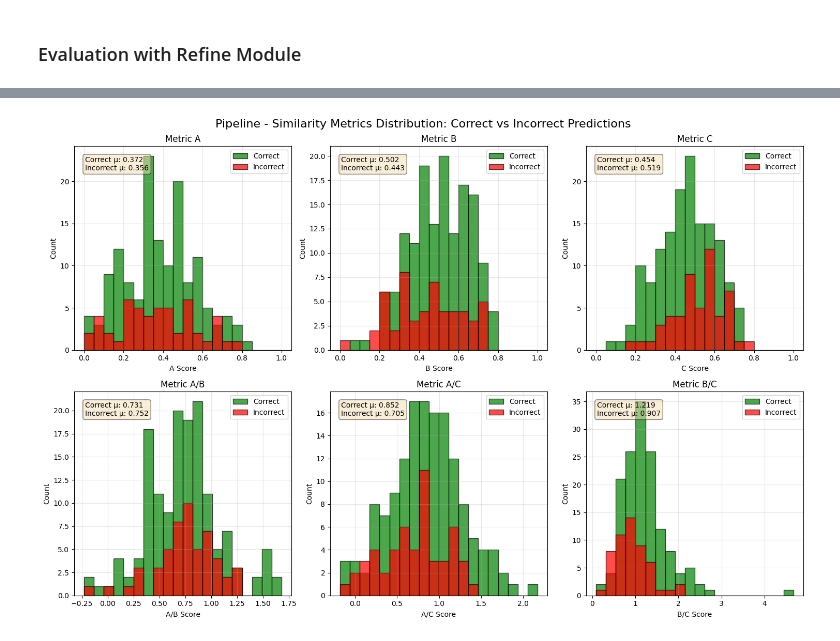
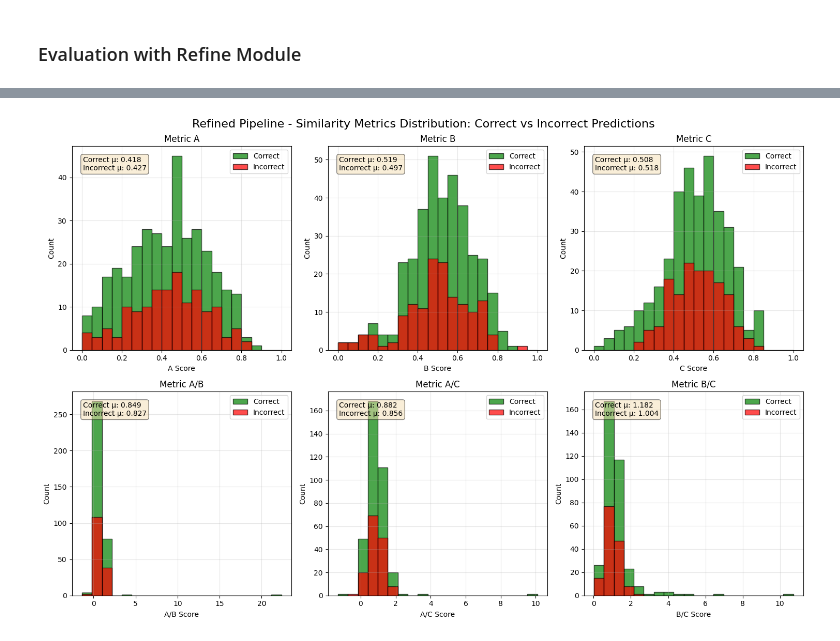
Before and after one commit to yuvallevy09/nlp-with-llms-2025-hw2, a Jupyter notebook: anli_llm.ipynb, the cells around one changed output, grey strips where cells are left out. Saved outputs shown, nothing was run; the diff lists cells and outputs as text; code cells hidden in the pictures.

```diff
--- a/anli_llm.ipynb
+++ b/anli_llm.ipynb
@@ -102,18 +85,13 @@ Initializing modules...
 # %% [markdown]
 ### Prepare Data for Evaluation
 # %%
-from typing import List, Dict, Any
-
 def create_dspy_examples(dataset: List[Dict[str, Any]]) -> List[dspy.Example]:
     """
     Convert dataset to dspy.Example instances including the 'reason' field.
-    The 'reason' field will be stored in the example but won't be visible to the LLM
-    since it's not included in the signatures.
     """
     examples = []
     for item in dataset:
         if item.get('reason') and item['reason'].strip() != '':
-            # Create dspy.Example with all fields including 'reason'
             example = dspy.Example(
                 premise=item['premise'],
                 hypothesis=item['hypothesis'],
@@ -558,13 +362,11 @@ def joint_similarity_reward(example, pred: dspy.Prediction) -> float:
         pred.explanation
     )
 
-    if 0.0 <= similarity_scores['A'] <= 0.6:
+    if 0.25 <= similarity_scores['A'] <= 0.65:
         score += 1.0
-    if 0.45 <= similarity_scores['B'] <= 0.85:
+    if 0.35 <= similarity_scores['B']:
         score += 1.0
-    if 0.0 <= similarity_scores['A/B'] <= 1.25:
-        score += 1.0
-    if 0.0 <= similarity_scores['A/C'] <= 1.25:
+    if 0.5 <= similarity_scores['B/C']:
         score += 1.0
 
     return score
@@ -581,14 +383,10 @@ def pipeline_similarity_reward(example, pred: dspy.Prediction) -> float:
         pred.explanation
     )
 
-    if 0.1 <= similarity_scores['A'] <= 0.85:
+    if similarity_scores['A'] <= 0.8:
         score += 1
-    if 0.2 <= similarity_scores['B'] <= 0.8:
+    if 0.3 <= similarity_scores['B']:
         score += 1
-    if 0.0 <= similarity_scores['A/B'] <= 1.9:
-        score += 1
-    if 0.5 <= similarity_scores['B/C']:
-        score += 1.0
 
     return score
 
@@ -597,14 +395,14 @@ refined_joint = dspy.Refine(
     module=joint_cot,
     N=3,
     reward_fn=joint_similarity_reward,
-    threshold=4.0
+    threshold=3.0
 )
 
 refined_pipeline = dspy.Refine(
     module=pipeline_module,
     N=3,
     reward_fn=pipeline_similarity_reward,
-    threshold=4.0
+    threshold=2.0
 )
 # %% [markdown]
 ### Evaluation with Refine Module
@@ -661,9 +425,9 @@ plt.show()
 # %%
-pipeline_accuracy, pipeline_results = evaluate_with_similarity_parallel(
+refined_pipeline_accuracy, refined_pipeline_results = evaluate_with_similarity_parallel(
     refined_pipeline,
-    dspy_eval_samples[:200],
+    dspy_eval_samples[:500],
     num_threads=8,
     collect_results=True
 )
-print(f"Pipeline Module Accuracy: {pipeline_accuracy:.3f}")
+print(f"Refined Pipeline Module Accuracy: {refined_pipeline_accuracy:.3f}")
 # %% [output]
@@ -672,6 +436,6 @@ Pipeline Module Accuracy: 73.500
 # %%
-pipeline_fig = create_similarity_histograms(pipeline_results, "Pipeline")
+pipeline_fig = create_similarity_histograms(refined_pipeline_results, "Refined Pipeline")
 plt.show()
 # %% [output]
-[figure, old version]
+[figure, new version]
 # %% [markdown]
```
Also changed, not shown: parts of 56 cells of this notebook.
